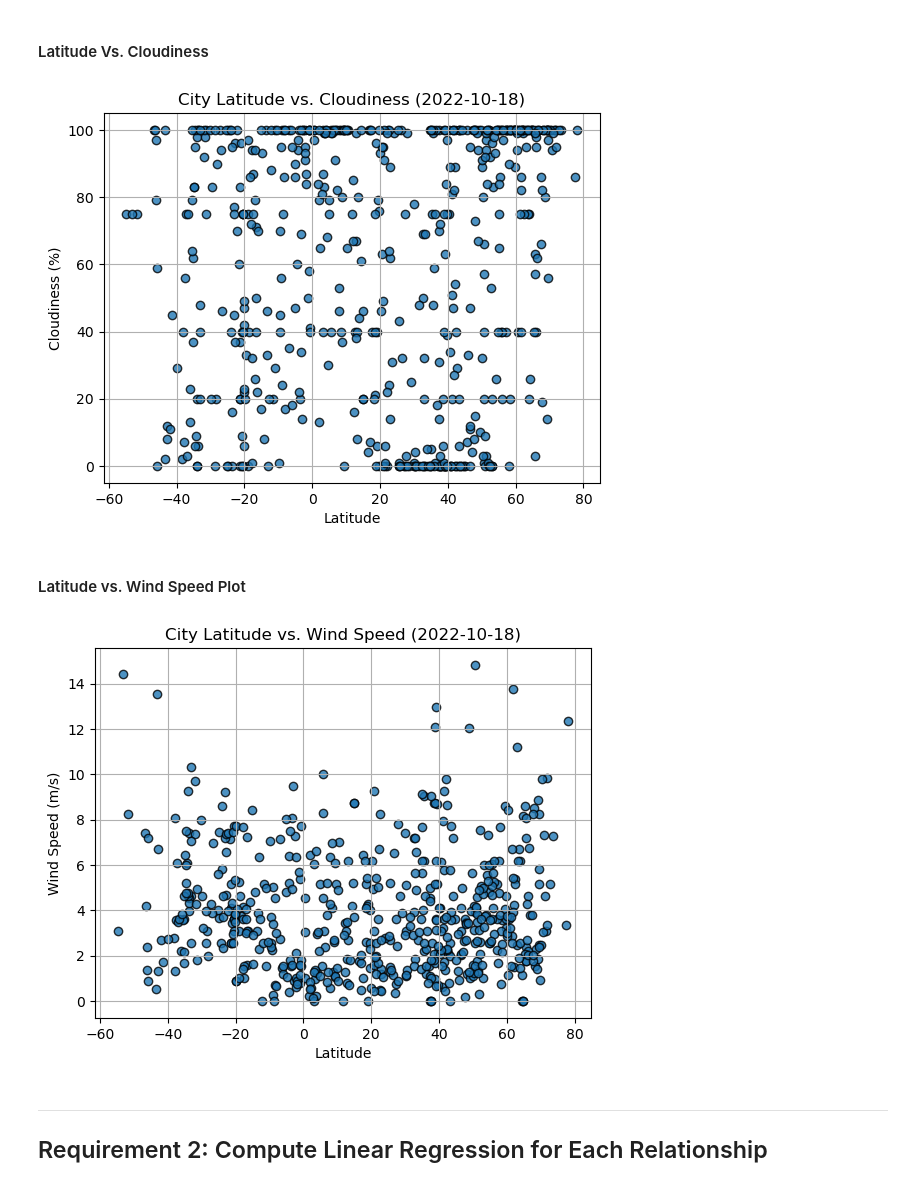
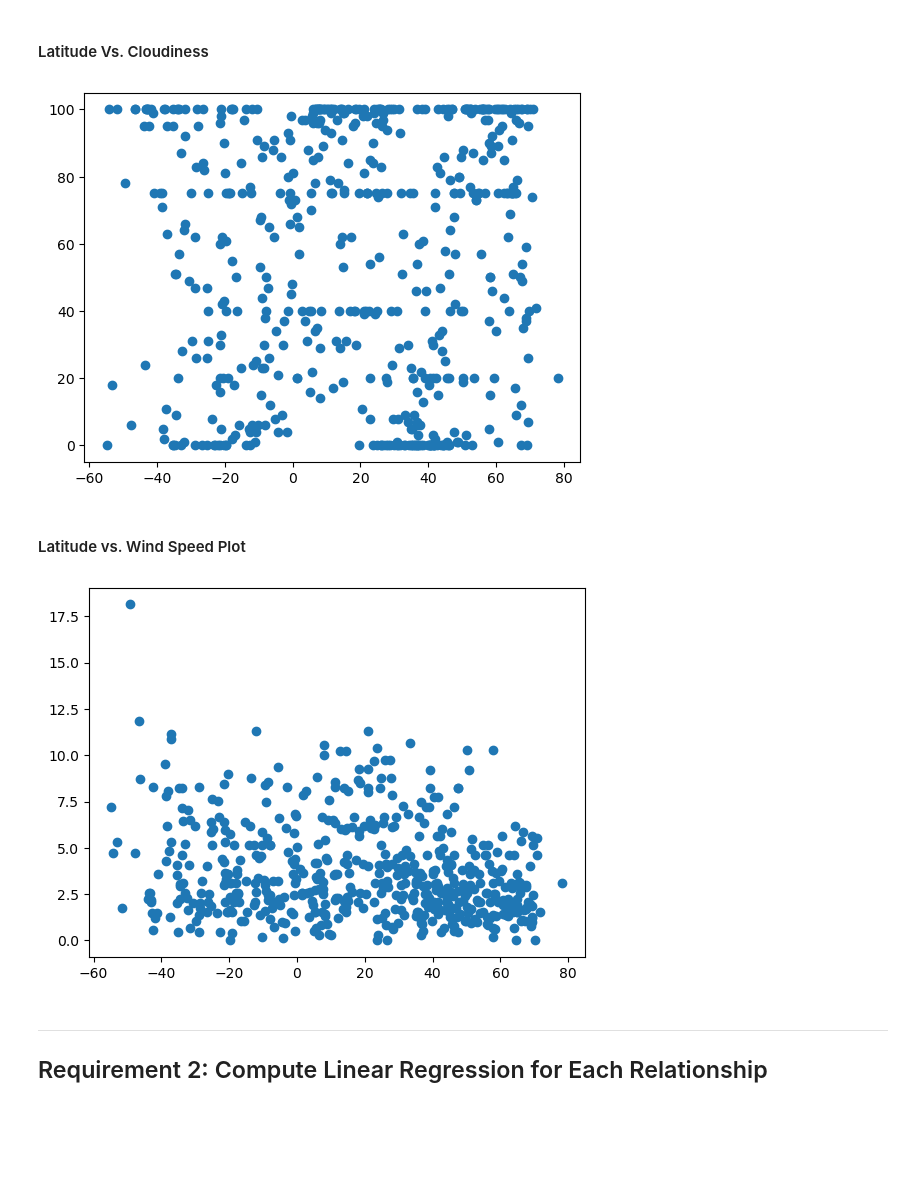
Before and after one commit to dmropp/python-api-challenge, a Jupyter notebook: WeatherPy/WeatherPy.ipynb, the cells around one changed output. Drawn from its saved outputs; the diff is of its cells as text; code cells hidden in the pictures; blank space fills up the shorter version.

```diff
--- a/WeatherPy/WeatherPy.ipynb
+++ b/WeatherPy/WeatherPy.ipynb
@@ -224,34 +224,34 @@ plt.show()
 #### Latitude Vs. Cloudiness
 # %%
 # Build the scatter plots for latitude vs. cloudiness
-# YOUR CODE HERE
+plt.scatter(city_data_df["Lat"], city_data_df["Cloudiness"])
 
 # Incorporate the other graph properties
 # YOUR CODE HERE
 
 # Save the figure
-plt.savefig("output_data/Fig3.png")
+plt.savefig("../output_data/Fig3.png")
 
 # Show plot
 plt.show()
 # %% [output]
-[figure, old version]
+[figure, new version]
 # %% [markdown]
 #### Latitude vs. Wind Speed Plot
 # %%
 # Build the scatter plots for latitude vs. wind speed
-# YOUR CODE HERE
+plt.scatter(city_data_df["Lat"], city_data_df["Wind Speed"])
 
 # Incorporate the other graph properties
 # YOUR CODE HERE
 
 # Save the figure
-plt.savefig("output_data/Fig4.png")
+plt.savefig("../output_data/Fig4.png")
 
 # Show plot
 plt.show()
 # %% [output]
-[figure, old version]
+[figure, new version]
 # %% [markdown]
 ---
 
```
Also changed, not shown: parts of 2 cells of this notebook, 4 other files.
